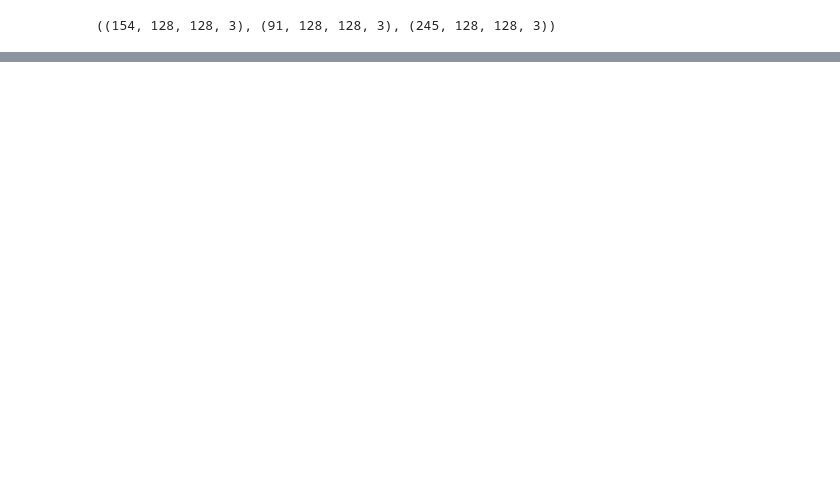
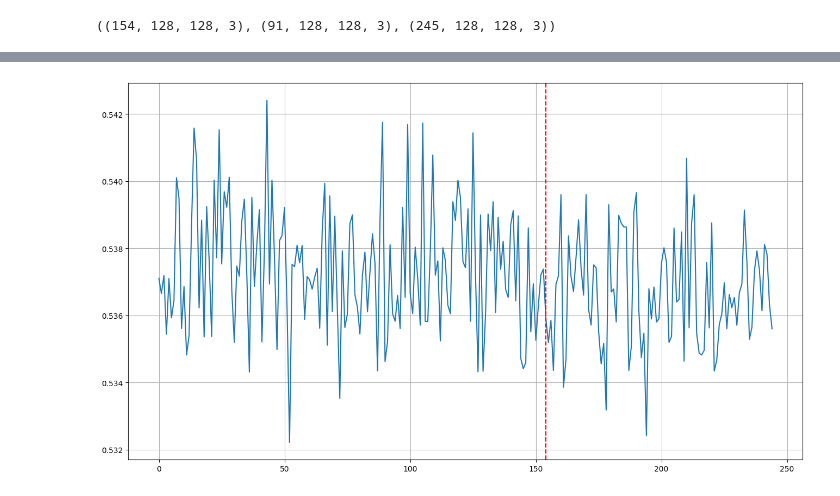
Before and after one commit to AkifPinarci/BrainTumor, a Jupyter notebook: main.ipynb, the cells around one changed output, grey strips where cells are left out. Saved outputs shown, nothing was run; the diff lists cells and outputs as text; code cells hidden in the pictures; blank space fills up the shorter version.

```diff
--- a/main.ipynb
+++ b/main.ipynb
@@ -145,0 +244,7 @@ mri.image_show(18)
+# %%
+plt.figure(figsize=(16,9))
+plt.plot(y_pure_pred)
+plt.axvline(x=len(tumor), color='r', linestyle='--')
+plt.grid()
+# %% [output]
+[figure, added]
```
Also changed, not shown: parts of 22 cells of this notebook.
